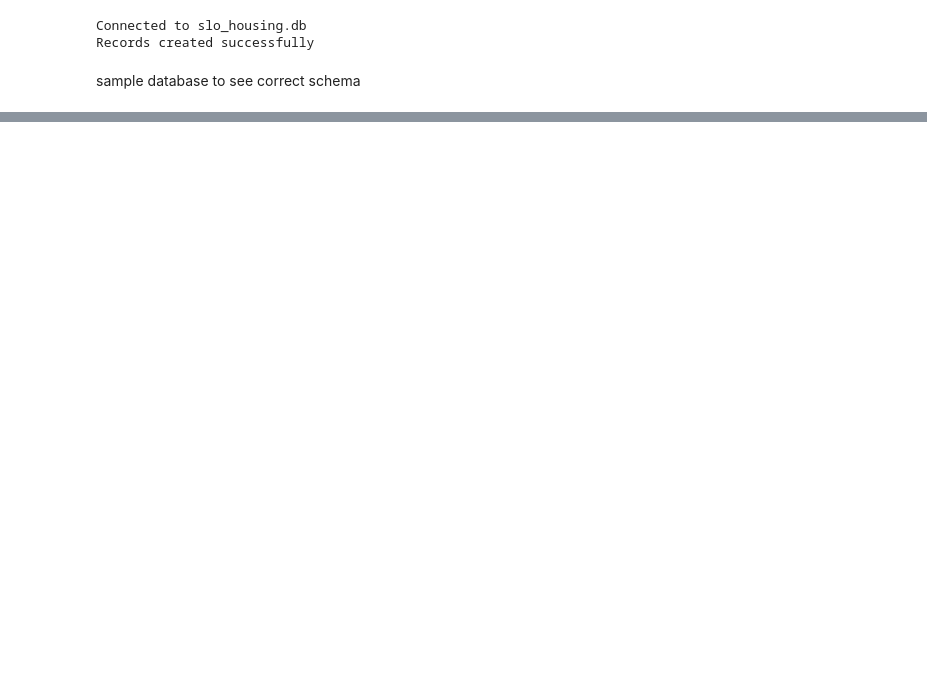
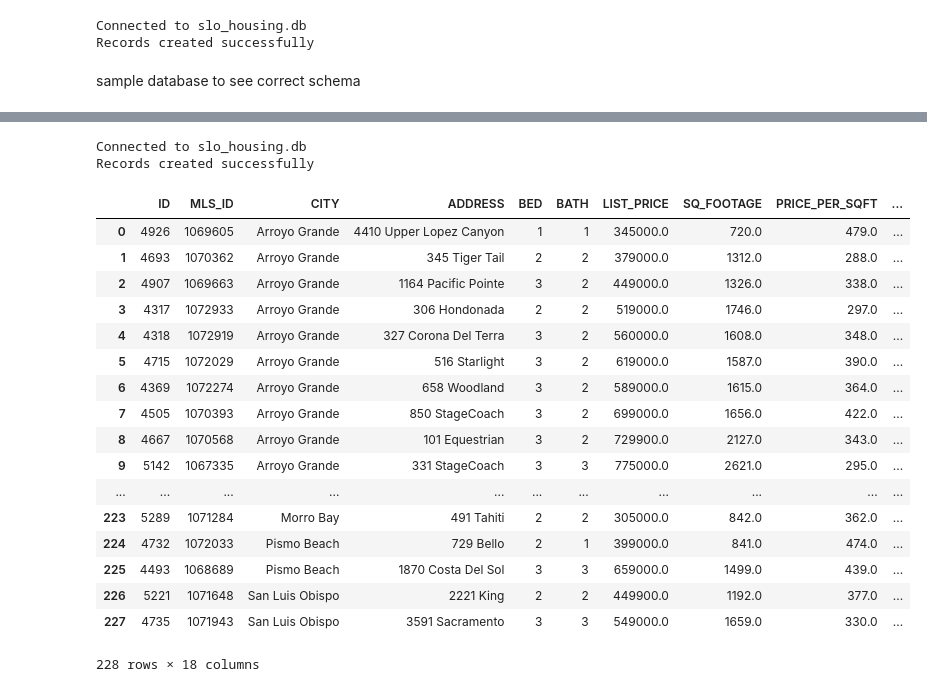
Before and after one commit to cgels/SLOHousingClassification, a Jupyter notebook: SLO Housing Scraper V2.0.ipynb, the cells around one changed output, grey strips where cells are left out. Drawn from its saved outputs; the diff is of its cells as text; code cells hidden in the pictures; blank space fills up the shorter version.

```diff
--- a/SLO Housing Scraper V2.0.ipynb
+++ b/SLO Housing Scraper V2.0.ipynb
@@ -135,0 +110,28 @@ slo_houses.select_row("select count(*) from houses h group by h.MLS_ID")
+# %%
+slo_houses.insert_dataframe(master)
+# %% [output]
+Connected to slo_housing.db
+Records created successfully
+# %%
+results = slo_houses.get_dataframe_from_query("SELECT * FROM HOUSES JOIN MLS_LISTINGS USING (MLS_ID)")
+# %%
+results
+# %% [output]
+|  | ID | MLS_ID | CITY | ADDRESS | BED | BATH | LIST_PRICE | SQ_FOOTAGE | PRICE_PER_SQFT | ... |
+| 0 | 4926 | 1069605 | Arroyo Grande | 4410 Upper Lopez Canyon | 1 | 1 | 345000.0 | 720.0 | 479.0 | ... |
+| 1 | 4693 | 1070362 | Arroyo Grande | 345 Tiger Tail | 2 | 2 | 379000.0 | 1312.0 | 288.0 | ... |
+| 2 | 4907 | 1069663 | Arroyo Grande | 1164 Pacific Pointe | 3 | 2 | 449000.0 | 1326.0 | 338.0 | ... |
+| 3 | 4317 | 1072933 | Arroyo Grande | 306 Hondonada | 2 | 2 | 519000.0 | 1746.0 | 297.0 | ... |
+| 4 | 4318 | 1072919 | Arroyo Grande | 327 Corona Del Terra | 3 | 2 | 560000.0 | 1608.0 | 348.0 | ... |
+| 5 | 4715 | 1072029 | Arroyo Grande | 516 Starlight | 3 | 2 | 619000.0 | 1587.0 | 390.0 | ... |
+| 6 | 4369 | 1072274 | Arroyo Grande | 658 Woodland | 3 | 2 | 589000.0 | 1615.0 | 364.0 | ... |
+| 7 | 4505 | 1070393 | Arroyo Grande | 850 StageCoach | 3 | 2 | 699000.0 | 1656.0 | 422.0 | ... |
+| 8 | 4667 | 1070568 | Arroyo Grande | 101 Equestrian | 3 | 2 | 729900.0 | 2127.0 | 343.0 | ... |
+| 9 | 5142 | 1067335 | Arroyo Grande | 331 StageCoach | 3 | 3 | 775000.0 | 2621.0 | 295.0 | ... |
+| ... | ... | ... | ... | ... | ... | ... | ... | ... | ... | ... |
+| 223 | 5289 | 1071284 | Morro Bay | 491 Tahiti | 2 | 2 | 305000.0 | 842.0 | 362.0 | ... |
+| 224 | 4732 | 1072033 | Pismo Beach | 729 Bello | 2 | 1 | 399000.0 | 841.0 | 474.0 | ... |
+| 225 | 4493 | 1068689 | Pismo Beach | 1870 Costa Del Sol | 3 | 3 | 659000.0 | 1499.0 | 439.0 | ... |
+| 226 | 5221 | 1071648 | San Luis Obispo | 2221 King | 2 | 2 | 449900.0 | 1192.0 | 377.0 | ... |
+| 227 | 4735 | 1071943 | San Luis Obispo | 3591 Sacramento | 3 | 3 | 549000.0 | 1659.0 | 330.0 | ... |
+228 rows × 18 columns
```
Also changed, not shown: parts of 10 cells of this notebook, 4 other files.
